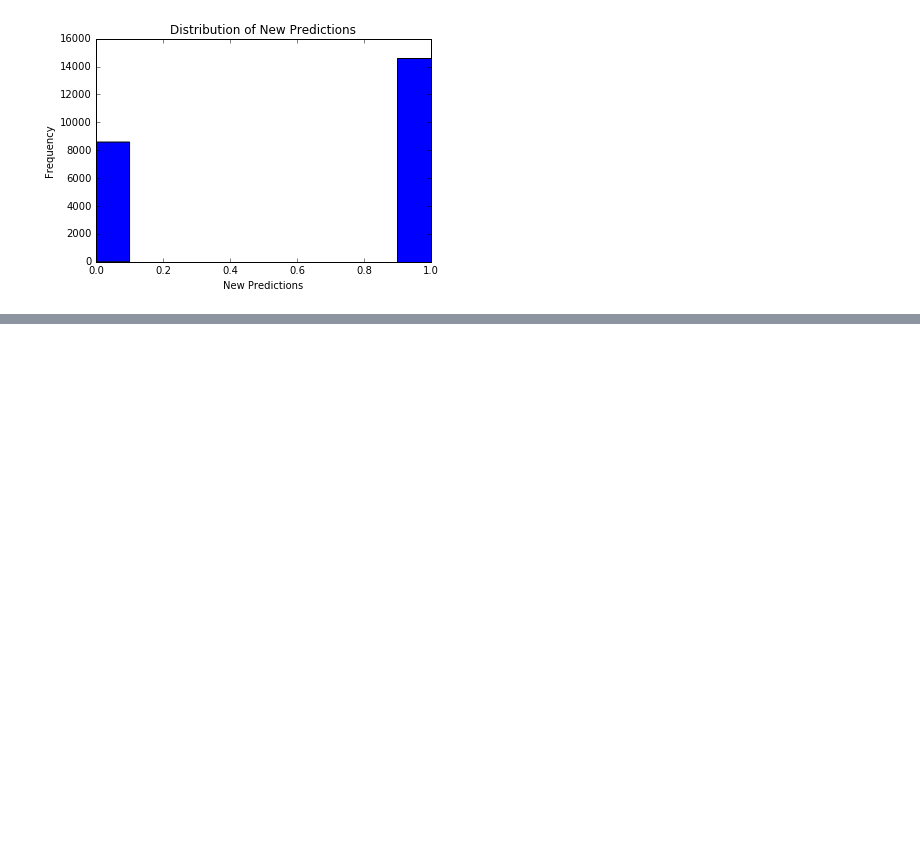
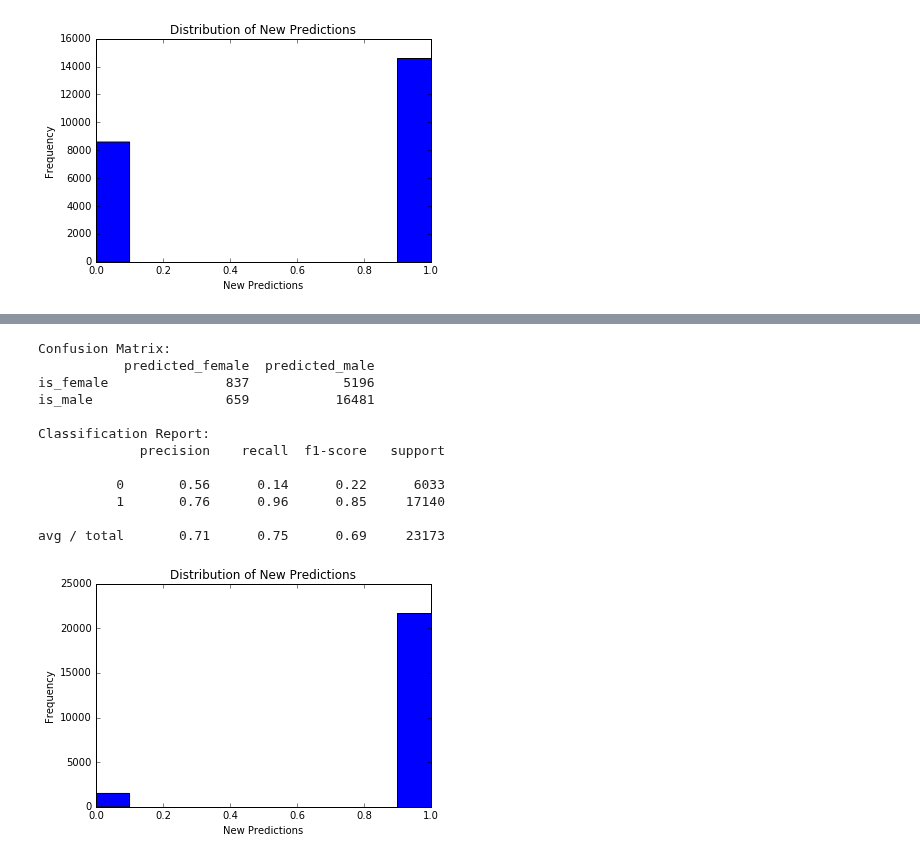
Before and after one commit to jillianhade/capstone_project, a Jupyter notebook: modeling_simpsons.ipynb, the cells around one changed output, grey strips where cells are left out. Drawn from its saved outputs; the diff is of its cells as text; code cells hidden in the pictures; blank space fills up the shorter version.

```diff
--- a/modeling_simpsons.ipynb
+++ b/modeling_simpsons.ipynb
@@ -299,3 +324,17 @@ run_model(x_train_transformed, y_train, x_test_transformed, y_test, ada_model)
 # %%
 #minimizing one source of error to maximize some other
-tune_predictions(ada_model, x_test_transformed, y_test, .75)
+tune_predictions(ada_model, x_test_transformed, y_test, .5)
+# %% [output]
+Confusion Matrix:
+           predicted_female  predicted_male
+is_female               837            5196
+is_male                 659           16481
+
+Classification Report:
+             precision    recall  f1-score   support
+
+          0       0.56      0.14      0.22      6033
+          1       0.76      0.96      0.85     17140
+
+avg / total       0.71      0.75      0.69     23173
+[figure, added]
```
Also changed, not shown: parts of 7 cells of this notebook.
